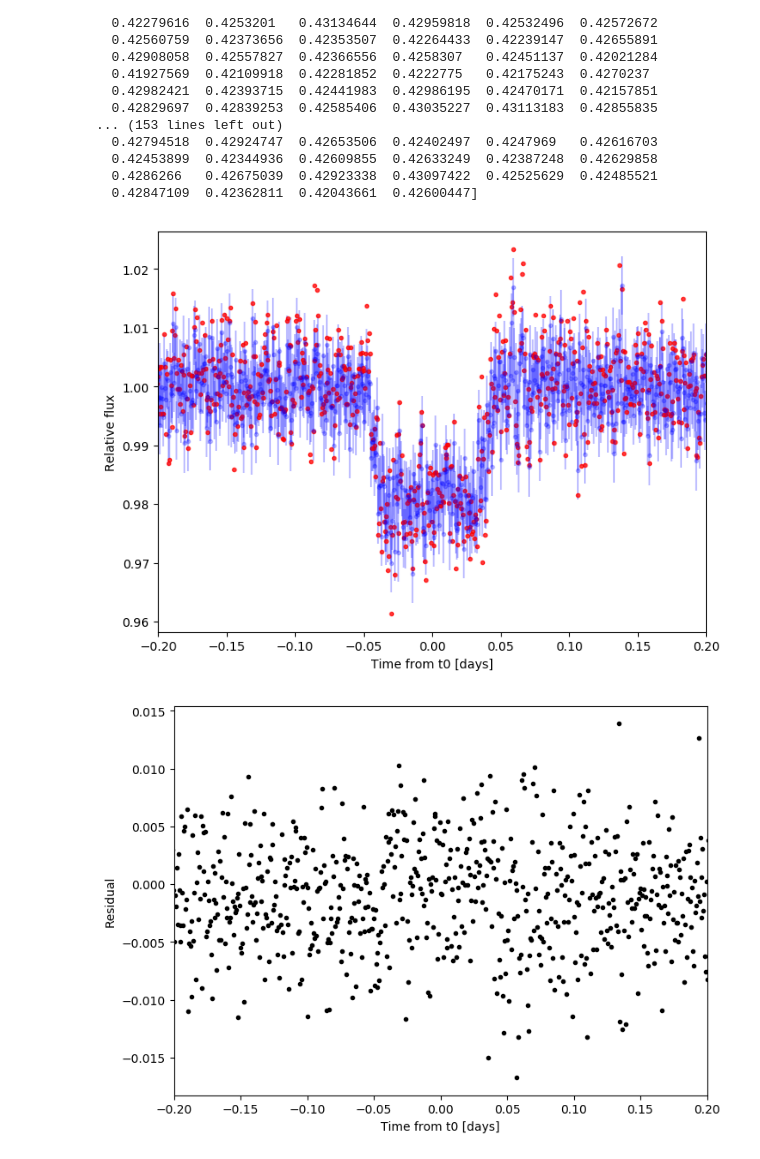
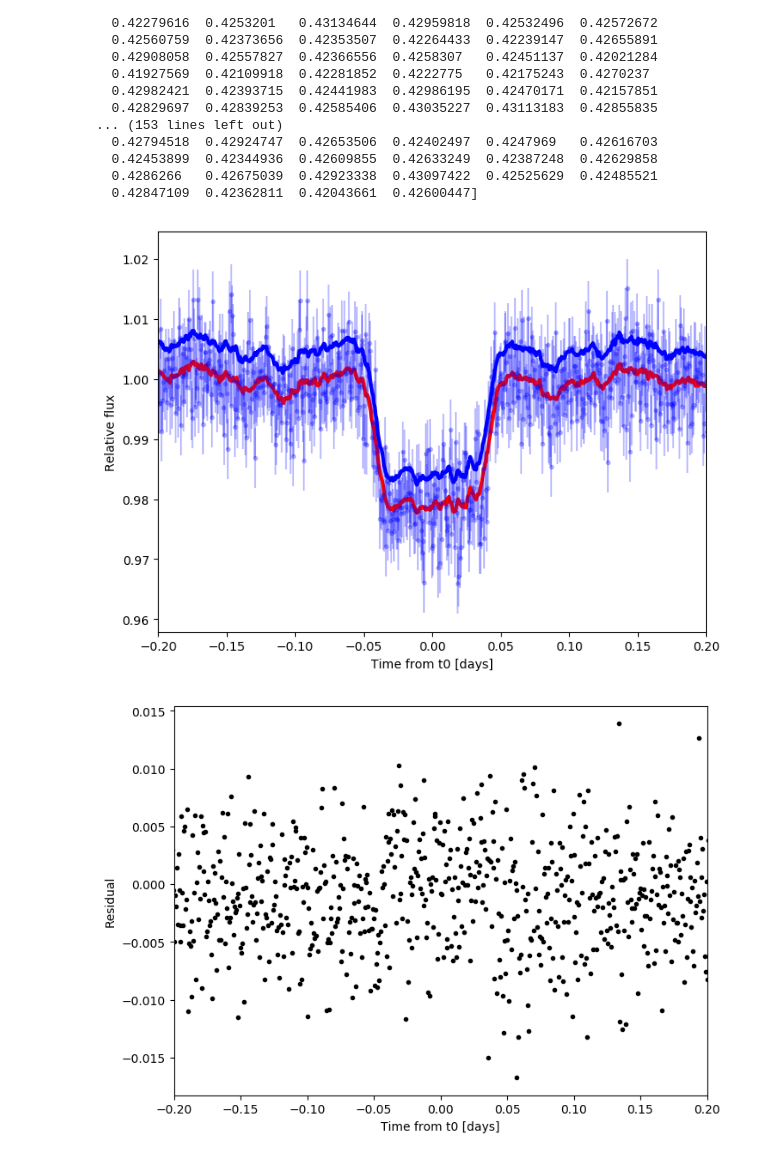
Before and after one commit to zpenoyre/oldpylanet, a Jupyter notebook: fourierFilter.ipynb, the cells around one changed output. Drawn from its saved outputs; the diff is of its cells as text; code cells hidden in the pictures.

```diff
--- a/fourierFilter.ipynb
+++ b/fourierFilter.ipynb
@@ -9,7 +9,7 @@ import batman
 # %%
 params = batman.TransitParams()
 params.t0 = 0.0                     #transit midpoint time (days)
-params.per = 1.4857108              #orbital period (days)
+params.per = 1.5              #orbital period (days)
 params.rp = 0.14                    #R_planet/R_star
 params.a = 5.48                     #a/R_star
 params.inc = 87.2                   #orbital inclination (degrees)
@@ -118,21 +141,21 @@ print ifft_newfilter_convolution.real
 # %%
 fig = plt.figure(figsize=(8,6))
 plt.errorbar(t, flux, yerr=0.005, color='b',marker='.',alpha=0.25)
 #moving mean calculated "by hand"
-#plt.plot(t[10:-10], moving_mean, 'r-',lw=3)
+plt.plot(t[10:-10], moving_mean, 'r-',lw=3)
 
 #moving mean recovered from F^(-1) [fft(tophat) * fft(flux)] works as expected
-#plt.plot(t, ifft_convolution + 0.005, 'b-',lw=3)
+plt.plot(t, ifft_convolution + 0.005, 'b-',lw=3)
 
 #what happens with F^(-1) [fft(newFilter) * fft(flux)] ? note needs multiplicative constant to match
-plt.plot(t, ifft_newfilter_convolution*2.35, 'r.',lw=2,alpha=0.75)
+#plt.plot(t, ifft_newfilter_convolution*2.35, 'r.',lw=2,alpha=0.75)
 
 plt.xlabel("Time from t0 [days]")
 plt.ylabel("Relative flux")
 plt.xlim(-0.2,0.2)
 plt.show()
 # %% [output]
-[figure, old version]
+[figure, new version]
 # %%
 #residuals from new filter?
 fig = plt.figure(figsize=(8,6))
```
Also changed, not shown: parts of 7 cells of this notebook, 5 other files.
